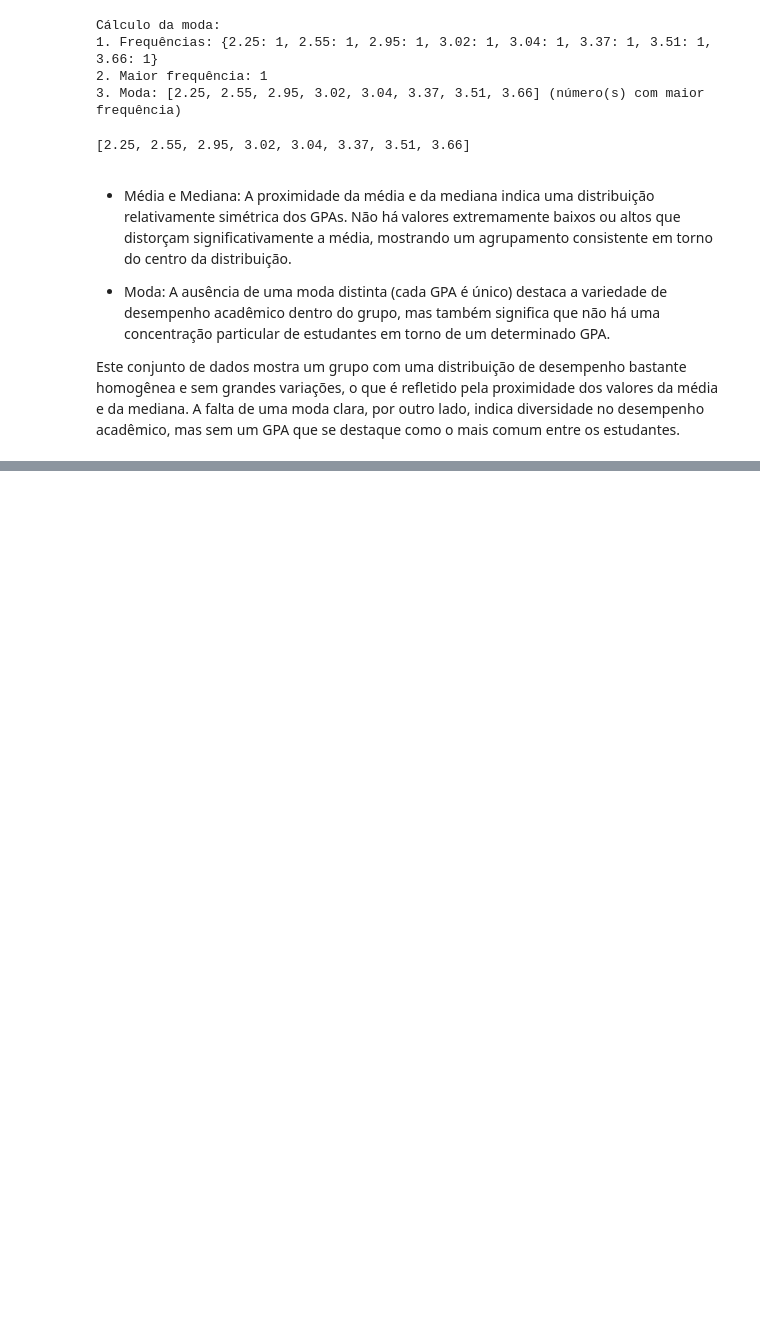
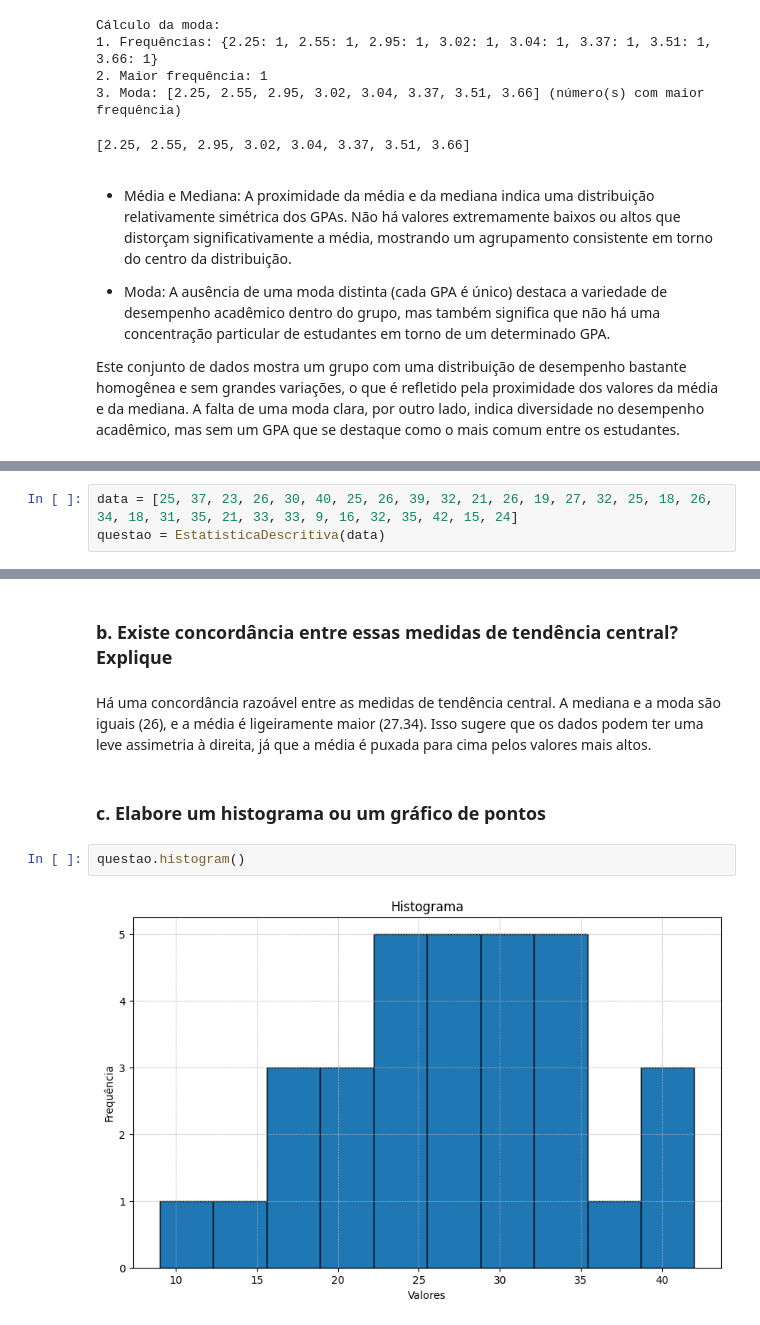
Before and after one commit to GuttoF/projetos-faculdade, a Jupyter notebook: terceiro-periodo/estatistica/Atividade03/atividade.ipynb, the cells around one changed output, grey strips where cells are left out. Saved outputs shown, nothing was run; the diff lists cells and outputs as text; blank space fills up the shorter version.

Commit message:
estatistica-atividade03 parte 2

```diff
--- a/terceiro-periodo/estatistica/Atividade03/atividade.ipynb
+++ b/terceiro-periodo/estatistica/Atividade03/atividade.ipynb
@@ -128,0 +824,3 @@ Este conjunto de dados mostra um grupo com uma distribuição de desempenho bast
+# %%
+data = [25, 37, 23, 26, 30, 40, 25, 26, 39, 32, 21, 26, 19, 27, 32, 25, 18, 26, 34, 18, 31, 35, 21, 33, 33, 9, 16, 32, 35, 42, 15, 24]
+questao = EstatisticaDescritiva(data)
@@ -128,0 +871,10 @@ Este conjunto de dados mostra um grupo com uma distribuição de desempenho bast
+# %% [markdown]
+### b. Existe concordância entre essas medidas de tendência central? Explique
+# %% [markdown]
+Há uma concordância razoável entre as medidas de tendência central. A mediana e a moda são iguais (26), e a média é ligeiramente maior (27.34). Isso sugere que os dados podem ter uma leve assimetria à direita, já que a média é puxada para cima pelos valores mais altos.
+# %% [markdown]
+### c. Elabore um histograma ou um gráfico de pontos
+# %%
+questao.histogram()
+# %% [output]
+[figure, added]
```
Also changed, not shown: parts of 179 cells of this notebook, 3 other files.
